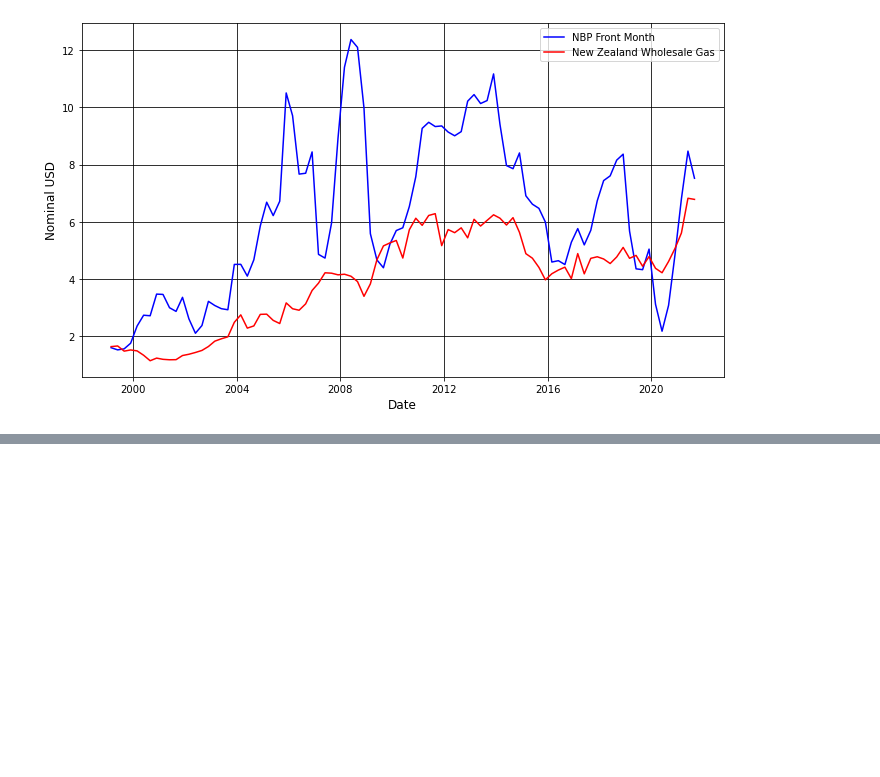
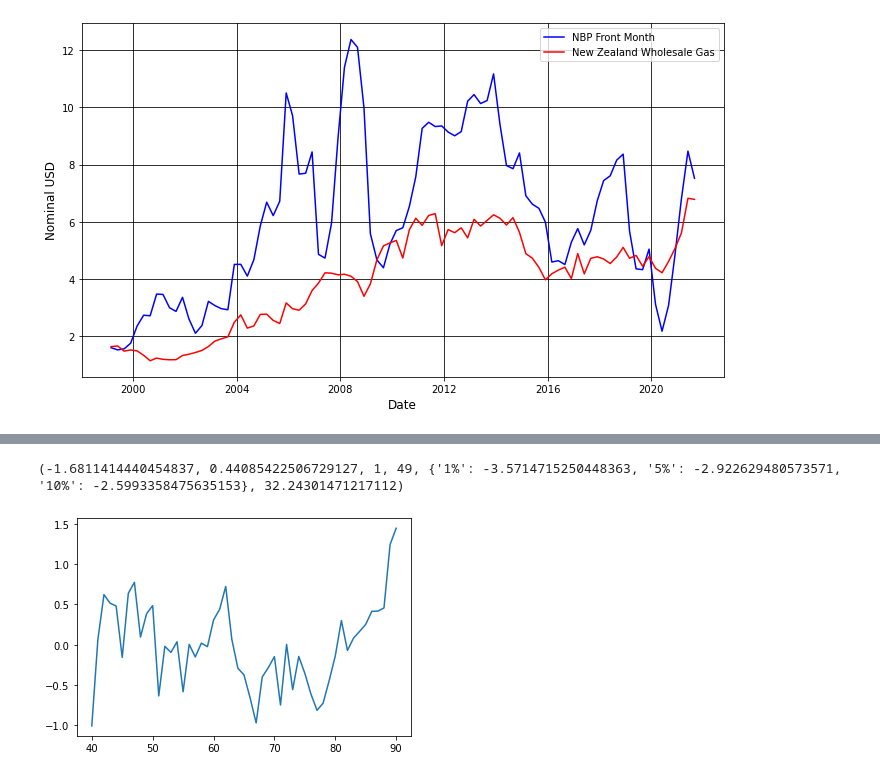
Before and after one commit to joe-ascroft/phd, a Jupyter notebook: jupyter code/metrics/gas nz.ipynb, the cells around one changed output, grey strips where cells are left out. Saved outputs shown, nothing was run; the diff lists cells and outputs as text; code cells hidden in the pictures; blank space fills up the shorter version.

```diff
--- a/jupyter code/metrics/gas nz.ipynb
+++ b/jupyter code/metrics/gas nz.ipynb
@@ -150,0 +202,8 @@ plt.savefig('/Users/joe/Dropbox/PhD/Writing/TeX/Charts/}nz-uk-gas.png', dpi=400)
+# %%
+result2_nbp = smf.ols(formula="NZBTU_USD ~ NBP_USD", data=df2).fit()
+plt.plot(result2_nbp.resid)
+test2 = ts.adfuller(result2_nbp.resid,autolag="AIC")
+print(test2)
+# %% [output]
+(-1.6811414440454837, 0.44085422506729127, 1, 49, {'1%': -3.5714715250448363, '5%': -2.922629480573571, '10%': -2.5993358475635153}, 32.24301471217112)
+[figure, added]
```
Also changed, not shown: parts of 7 cells of this notebook, 3 other files.
